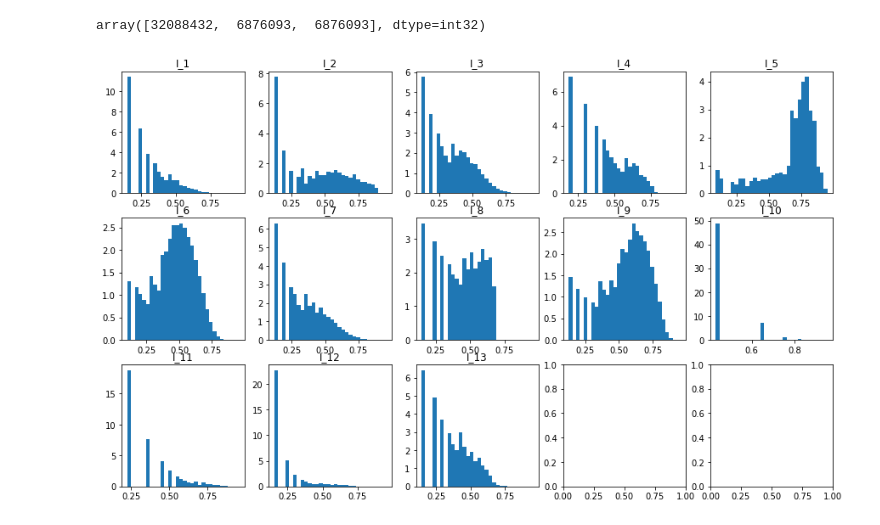
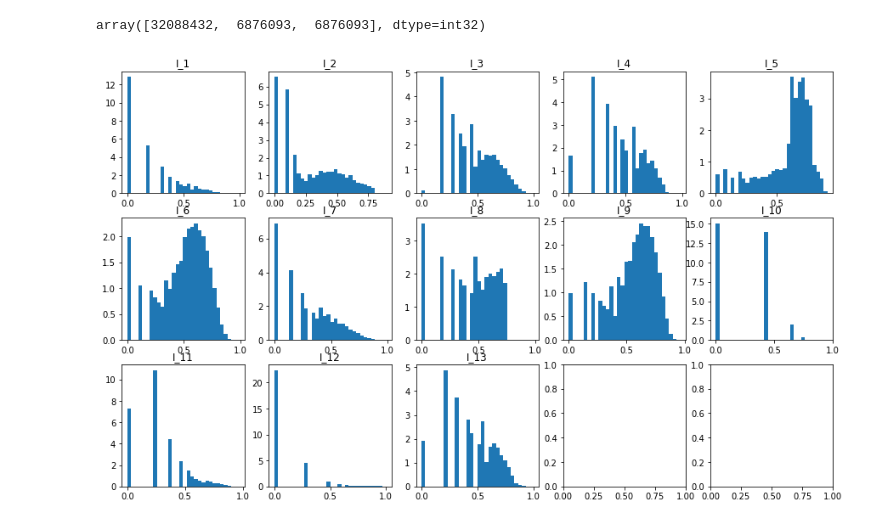
Before and after one commit to alexshtf/criteo_splines, a Jupyter notebook: preprocess.ipynb, the cells around one changed output. Cells and saved outputs as stored; diff of their text form; code cells hidden in the pictures.

```diff
--- a/preprocess.ipynb
+++ b/preprocess.ipynb
@@ -42,8 +42,7 @@ class IntColumnScaler:
 
     def fit(self, col):
         col = np.arcsinh(col)
-        max_val = np.max(np.ravel(col))
-        self.scale_ = max_val / 2
+        self.scale_ = 3 * np.std(np.ravel(col))
         return self
 
     def transform(self, col):
@@ -53,13 +52,13 @@ class IntColumnScaler:
 # %%
 fig, axs = plt.subplots(3, 5, figsize=(15, 9))
 for ax, col_name in zip(axs.ravel(), int_cols):
     col = train_df[col_name]
-    col = col.filter(col > 0)
+    col = col.filter(col >= 0)
     scaled = IntColumnScaler().fit(col).transform(col)
     ax.hist(scaled, bins=30, density=True)
     ax.set_title(col_name)
 # %% [output]
-[figure, old version]
+[figure, new version]
 # %%
 class SplineTransformer:
     def __init__(self, at_least=0, degree=3, n_knots=20):
```
Also changed, not shown: 33 other files.
